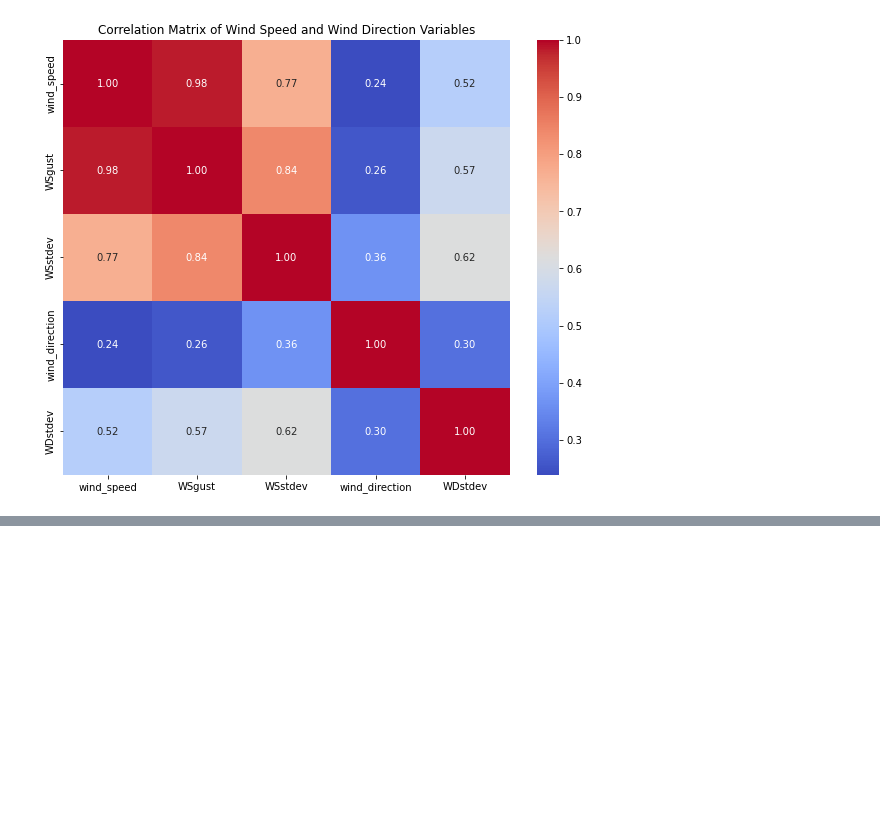
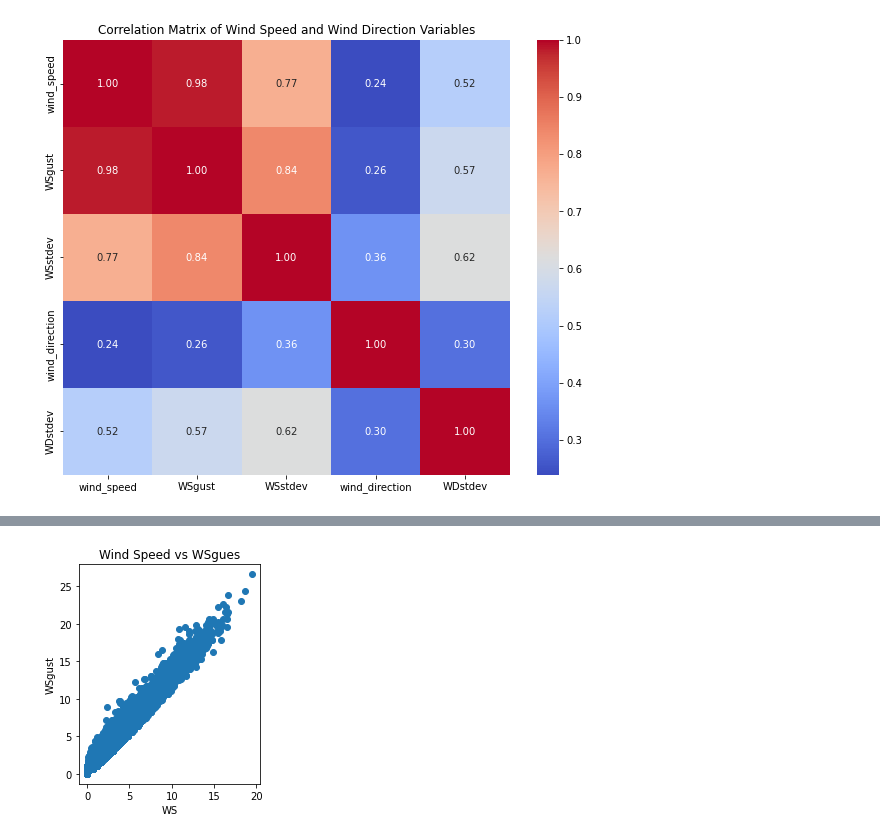
Before and after one commit to barney29/kifiya-ai-program, a Jupyter notebook: week_0/task-01/notebooks/benin-malanville-report.ipynb, the cells around one changed output, grey strips where cells are left out. Saved outputs shown, nothing was run; the diff lists cells and outputs as text; code cells hidden in the pictures; blank space fills up the shorter version.

```diff
--- a/week_0/task-01/notebooks/benin-malanville-report.ipynb
+++ b/week_0/task-01/notebooks/benin-malanville-report.ipynb
@@ -260,0 +327,11 @@ plt.show()
+# %%
+plt.subplot(1, 2, 2)
+plt.scatter(benin_df['wind_speed'], benin_df['WSgust'])
+plt.title('Wind Speed vs WSgues')
+plt.xlabel('WS')
+plt.ylabel('WSgust')
+
+plt.tight_layout()
+plt.show()
+# %% [output]
+[figure, added]
```
Also changed, not shown: parts of 7 cells of this notebook.
